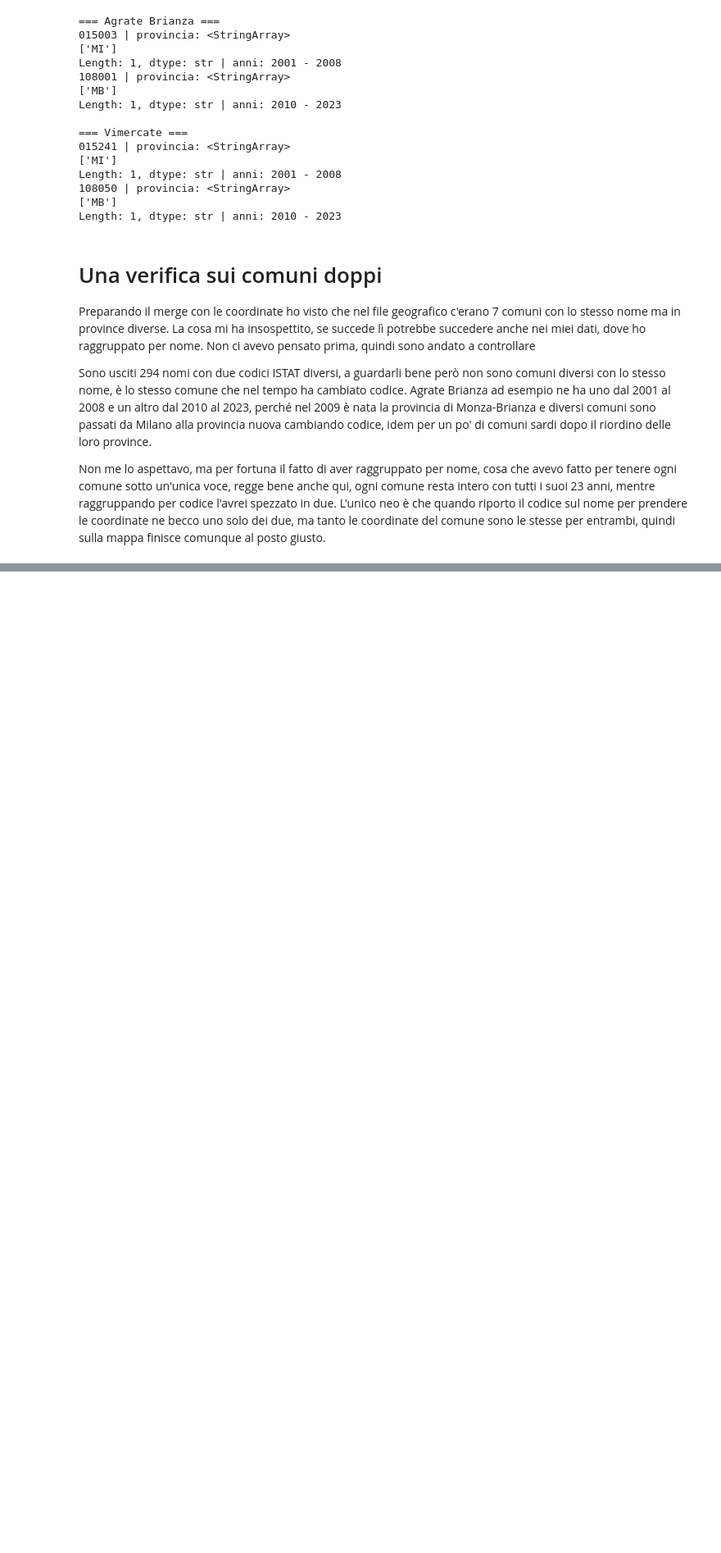
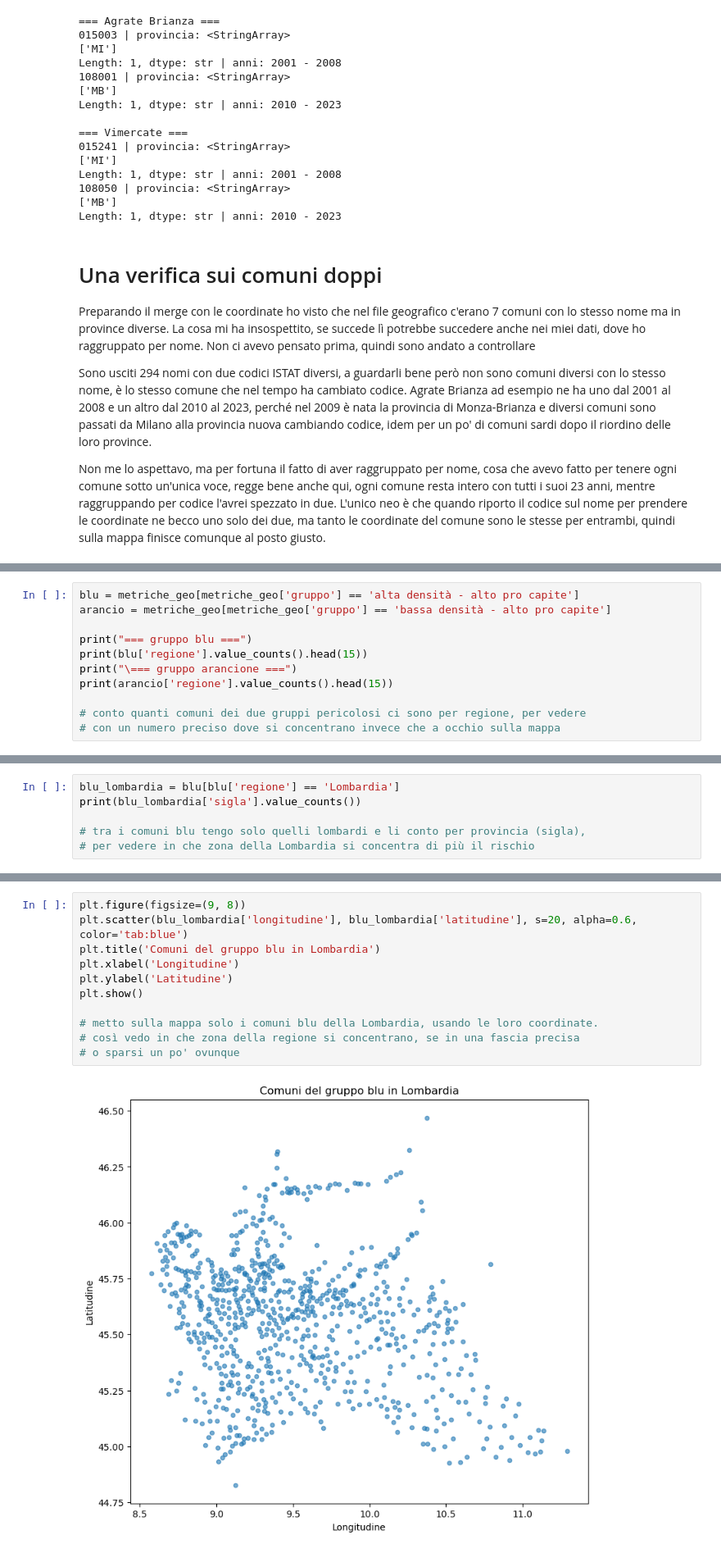
Before and after one commit to LordVessio/boolean-istat-traffic-analysis, a Jupyter notebook: Final Project Nicola Vessio pt 2.ipynb, the cells around one changed output, grey strips where cells are left out. Shown at 82% size. Saved outputs shown, nothing was run; the diff lists cells and outputs as text; blank space fills up the shorter version.

```diff
--- a/Final Project Nicola Vessio pt 2.ipynb
+++ b/Final Project Nicola Vessio pt 2.ipynb
@@ -799,0 +963,11 @@ Non me lo aspettavo, ma per fortuna il fatto di aver raggruppato per nome, cosa
+# %%
+blu = metriche_geo[metriche_geo['gruppo'] == 'alta densità - alto pro capite']
+arancio = metriche_geo[metriche_geo['gruppo'] == 'bassa densità - alto pro capite']
+
+print("=== gruppo blu ===")
+print(blu['regione'].value_counts().head(15))
+print("\=== gruppo arancione ===")
+print(arancio['regione'].value_counts().head(15))
+
+# conto quanti comuni dei due gruppi pericolosi ci sono per regione, per vedere
+# con un numero preciso dove si concentrano invece che a occhio sulla mappa
@@ -799,0 +994,6 @@ Non me lo aspettavo, ma per fortuna il fatto di aver raggruppato per nome, cosa
+# %%
+blu_lombardia = blu[blu['regione'] == 'Lombardia']
+print(blu_lombardia['sigla'].value_counts())
+
+# tra i comuni blu tengo solo quelli lombardi e li conto per provincia (sigla),
+# per vedere in che zona della Lombardia si concentra di più il rischio
@@ -799,0 +1015,13 @@ Non me lo aspettavo, ma per fortuna il fatto di aver raggruppato per nome, cosa
+# %%
+plt.figure(figsize=(9, 8))
+plt.scatter(blu_lombardia['longitudine'], blu_lombardia['latitudine'], s=20, alpha=0.6, color='tab:blue')
+plt.title('Comuni del gruppo blu in Lombardia')
+plt.xlabel('Longitudine')
+plt.ylabel('Latitudine')
+plt.show()
+
+# metto sulla mappa solo i comuni blu della Lombardia, usando le loro coordinate.
+# così vedo in che zona della regione si concentrano, se in una fascia precisa
+# o sparsi un po' ovunque
+# %% [output]
+[figure, added]
```
Also changed, not shown: parts of 16 cells of this notebook.
